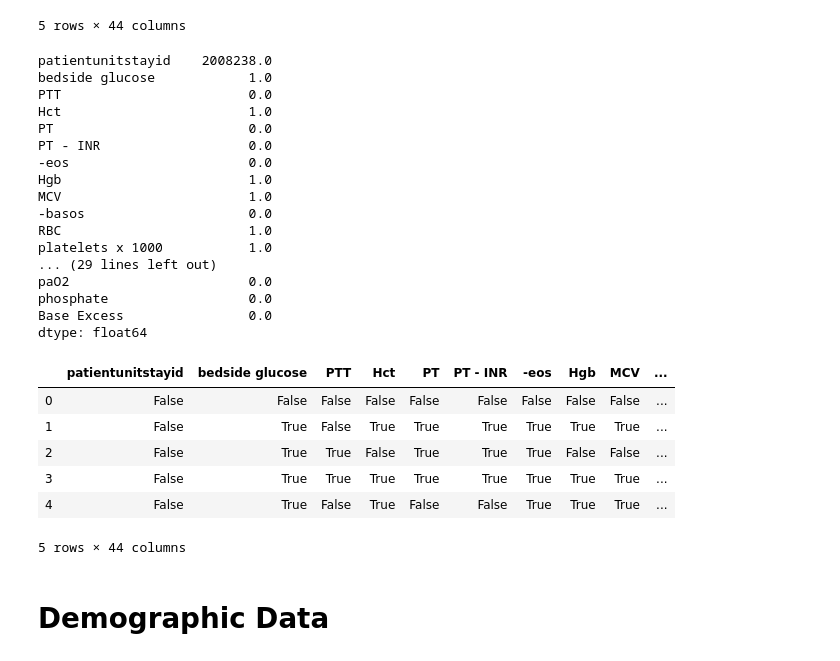
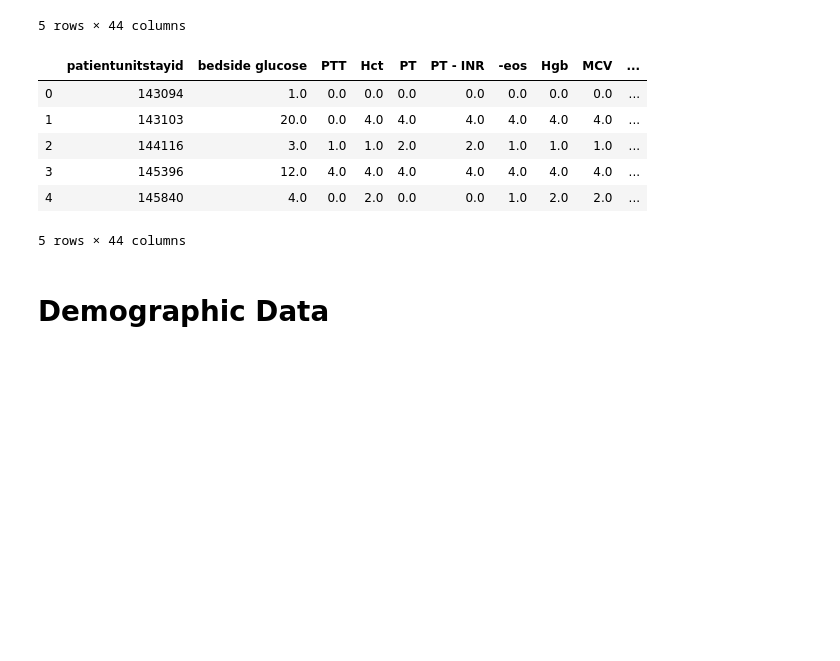
Before and after one commit to adit98/tbi, a Jupyter notebook: GCS_Modeling.ipynb, the cells around one changed output. Saved outputs shown, nothing was run; the diff lists cells and outputs as text; code cells hidden in the pictures; blank space fills up the shorter version.

```diff
--- a/GCS_Modeling.ipynb
+++ b/GCS_Modeling.ipynb
@@ -142,34 +142,17 @@ for l in labtypes[1:]:
 labtypedata_cts = labtypedata_cts[labtypedata_cts.columns[labtypedata_cts.isnull().mean() < 0.80]]
 labtypedata_cts = labtypedata_cts.fillna(0)
 # %%
-print(labtypedata_cts.median())
-labtypedata_cts = labtypedata_cts > labtypedata_cts.median()
+#print(labtypedata_cts.median())
+#labtypedata_cts = labtypedata_cts > labtypedata_cts.median()
 labtypedata_cts.head()
 # %% [output]
+|  | patientunitstayid | bedside glucose | PTT | Hct | PT | PT - INR | -eos | Hgb | MCV | ... |
+| 0 | 143094 | 1.0 | 0.0 | 0.0 | 0.0 | 0.0 | 0.0 | 0.0 | 0.0 | ... |
+| 1 | 143103 | 20.0 | 0.0 | 4.0 | 4.0 | 4.0 | 4.0 | 4.0 | 4.0 | ... |
+| 2 | 144116 | 3.0 | 1.0 | 1.0 | 2.0 | 2.0 | 1.0 | 1.0 | 1.0 | ... |
+| 3 | 145396 | 12.0 | 4.0 | 4.0 | 4.0 | 4.0 | 4.0 | 4.0 | 4.0 | ... |
+| 4 | 145840 | 4.0 | 0.0 | 2.0 | 0.0 | 0.0 | 1.0 | 2.0 | 2.0 | ... |
-patientunitstayid    2008238.0
-bedside glucose            1.0
-PTT                        0.0
-Hct                        1.0
-PT                         0.0
-PT - INR                   0.0
--eos                       0.0
-Hgb                        1.0
-MCV                        1.0
--basos                     0.0
-RBC                        1.0
-platelets x 1000           1.0
-... (29 lines left out)
-paO2                       0.0
-phosphate                  0.0
-Base Excess                0.0
-dtype: float64
+5 rows × 44 columns
-|  | patientunitstayid | bedside glucose | PTT | Hct | PT | PT - INR | -eos | Hgb | MCV | ... |
-| 0 | False | False | False | False | False | False | False | False | False | ... |
-| 1 | False | True | False | True | True | True | True | True | True | ... |
-| 2 | False | True | True | False | True | True | True | False | False | ... |
-| 3 | False | True | True | True | True | True | True | True | True | ... |
-| 4 | False | True | False | True | False | False | True | True | True | ... |
-5 rows × 44 columns
 # %% [markdown]
 # Demographic Data
 # %%
```
Also changed, not shown: parts of 4 cells of this notebook.
